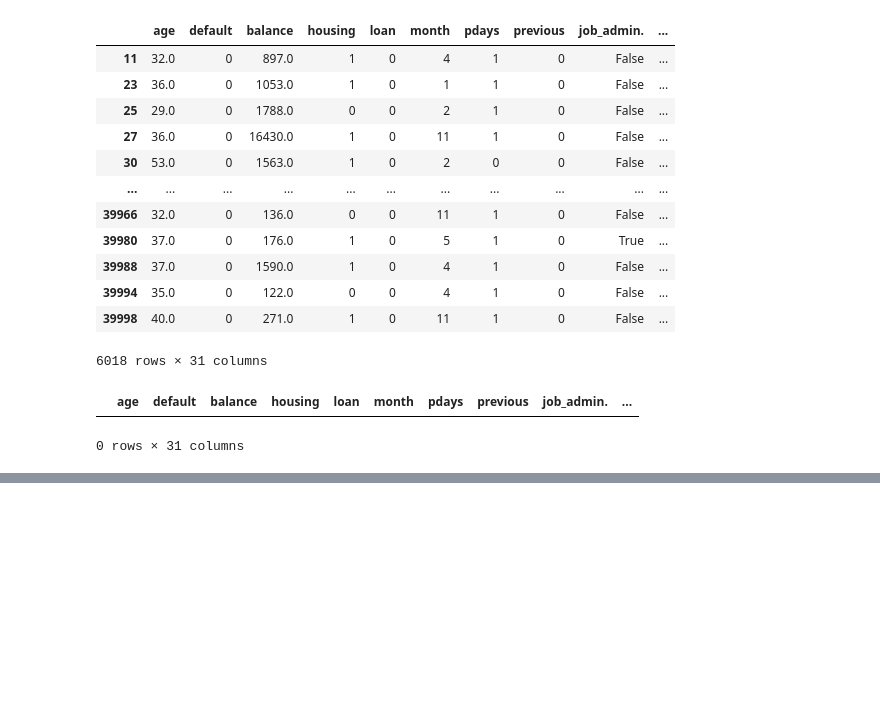
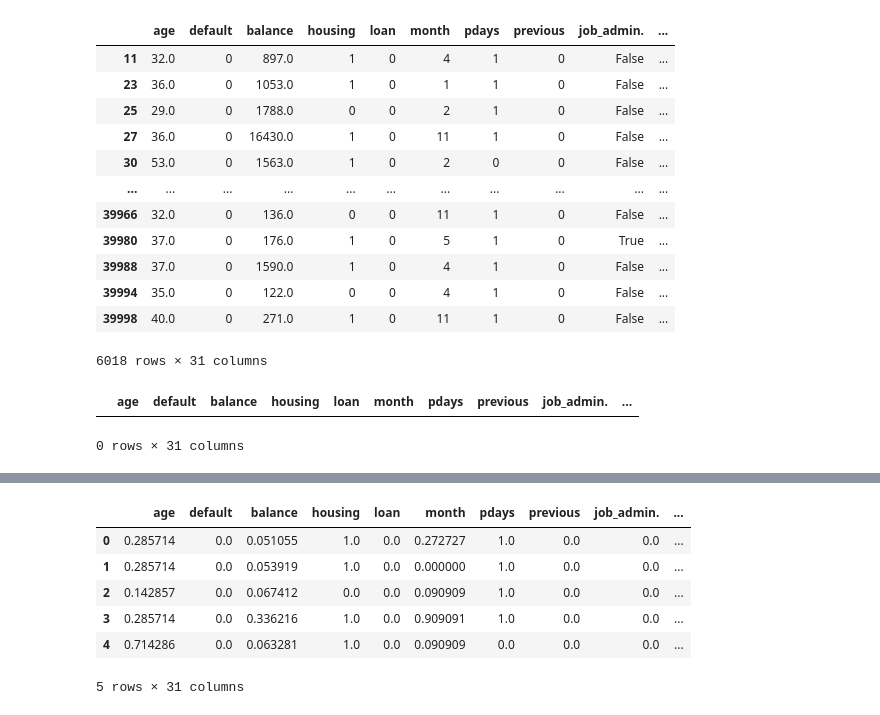
Before and after one commit to ArthurWDamasi0/ProjetoFinalTA, a Jupyter notebook: Limpeza_TA_df_teste.ipynb, the cells around one changed output, grey strips where cells are left out. Saved outputs shown, nothing was run; the diff lists cells and outputs as text; code cells hidden in the pictures; blank space fills up the shorter version.

```diff
--- a/Limpeza_TA_df_teste.ipynb
+++ b/Limpeza_TA_df_teste.ipynb
@@ -400,0 +395,14 @@ bolas
+# %%
+scaler = MinMaxScaler()
+scaled_data = scaler.fit_transform(df_knn_age_2)
+scaled_data
+df_knn_age_2 = pd.DataFrame(scaled_data, columns = df_knn_age_2.columns)
+df_knn_age_2.head()
+# %% [output]
+|  | age | default | balance | housing | loan | month | pdays | previous | job_admin. | ... |
+| 0 | 0.285714 | 0.0 | 0.051055 | 1.0 | 0.0 | 0.272727 | 1.0 | 0.0 | 0.0 | ... |
+| 1 | 0.285714 | 0.0 | 0.053919 | 1.0 | 0.0 | 0.000000 | 1.0 | 0.0 | 0.0 | ... |
+| 2 | 0.142857 | 0.0 | 0.067412 | 0.0 | 0.0 | 0.090909 | 1.0 | 0.0 | 0.0 | ... |
+| 3 | 0.285714 | 0.0 | 0.336216 | 1.0 | 0.0 | 0.909091 | 1.0 | 0.0 | 0.0 | ... |
+| 4 | 0.714286 | 0.0 | 0.063281 | 1.0 | 0.0 | 0.090909 | 0.0 | 0.0 | 0.0 | ... |
+5 rows × 31 columns
```
Also changed, not shown: parts of 5 cells of this notebook.
